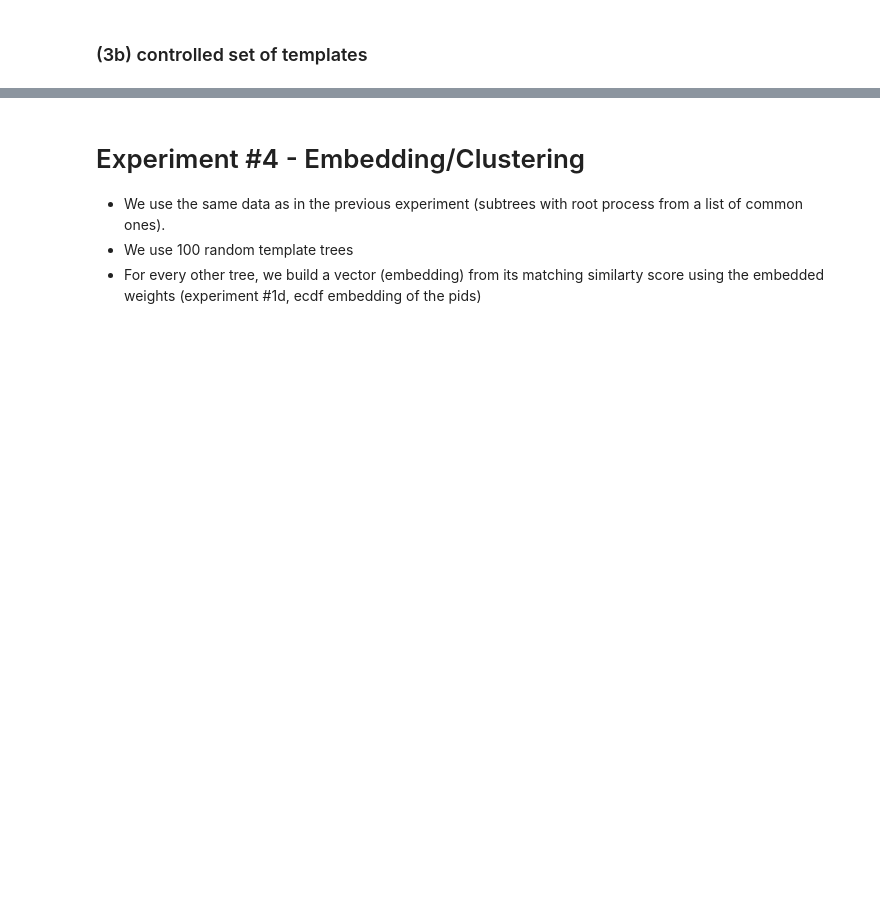
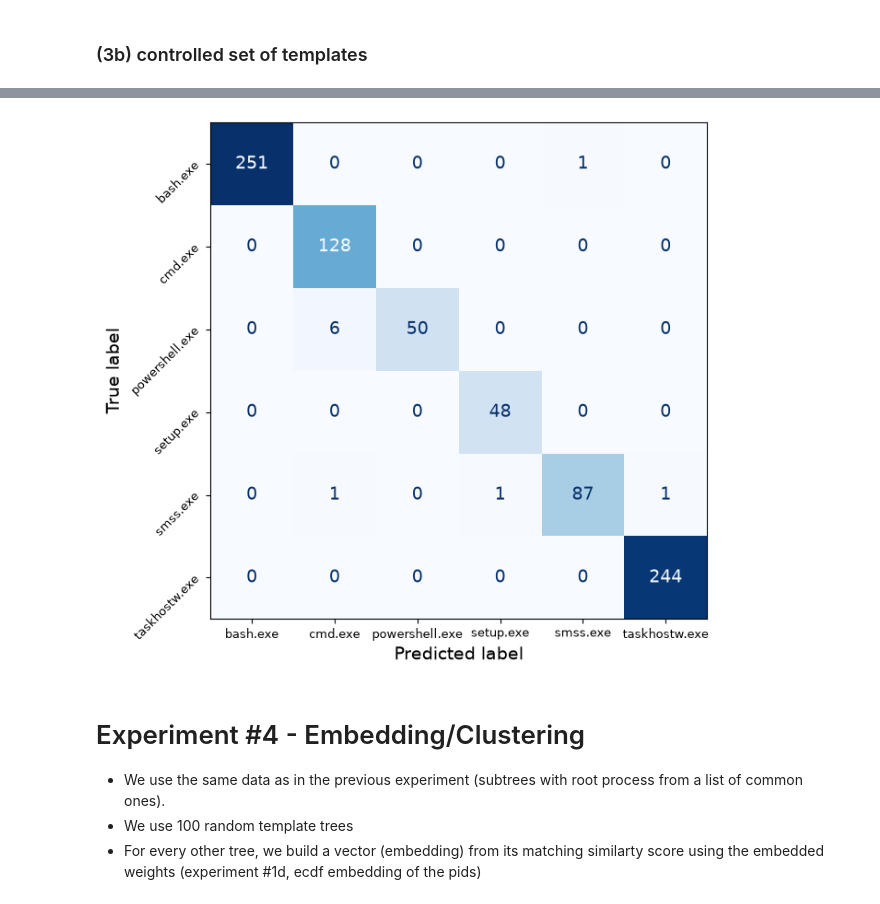
Before and after one commit to ftheberge/Matching_Experiments, a Jupyter notebook: ACME4/ACME4_process_trees_experiments.ipynb, the cells around one changed output, grey strips where cells are left out. Cells and saved outputs as stored; diff of their text form; code cells hidden in the pictures; blank space fills up the shorter version.

```diff
--- a/ACME4/ACME4_process_trees_experiments.ipynb
+++ b/ACME4/ACME4_process_trees_experiments.ipynb
@@ -575,6 +603,7 @@ plt.show()
 ## example of a confusion matrix
 n_templates = 25
 min_occ = 1
+random.seed(42)
 
 ## parameters
 P = np.array(_df.process)
@@ -593,34 +622,37 @@ while mo < min_occ: ## force at least this number for each class
     mo = min(ctr.values())
 ## score each pair "template-nontemplate'
 templates = np.where(is_template==True)[0].tolist()
 others = np.where(is_template==False)[0].tolist()
 Score = np.zeros(shape=(len(templates), len(others)))
 for i in range(len(templates)):
     for j in range(len(others)):
         paths, score = fast.predict_encoded(enc[templates[i]], enc[others[j]])
         Score[i,j] = score
 
 ## train RF
 X = Score.T.tolist()
 y = [P[i] for i in others]
 X_train, X_test, y_train, y_test = train_test_split(X, y, test_size=0.5, random_state=123)
 rf = RandomForestClassifier(n_jobs=16, random_state=123)
 rf.fit(X_train, y_train);
 
 ## apply to test set
 y_pred = rf.predict(X_test)
 
 ## plot
 cm = confusion_matrix(y_test,y_pred)
 fig,ax = plt.subplots(figsize=(7,7))
 plt.rcParams.update({'font.size': 14}) # Change to your desired size
 disp = ConfusionMatrixDisplay(confusion_matrix=cm,
-                              display_labels=list(label_map.keys())
+                              display_labels=rf.classes_
                              )
 disp.plot(colorbar=False, cmap='Blues', ax=ax)
 plt.xticks(fontsize=9)
 plt.yticks(rotation=45, fontsize=9)
+#plt.savefig('acme_classify_confusion.png')
 plt.show()
+# %% [output]
+[figure, added]
 # %% [markdown]
 # Experiment #4 - Embedding/Clustering
 
```
Also changed, not shown: parts of 30 cells of this notebook.
